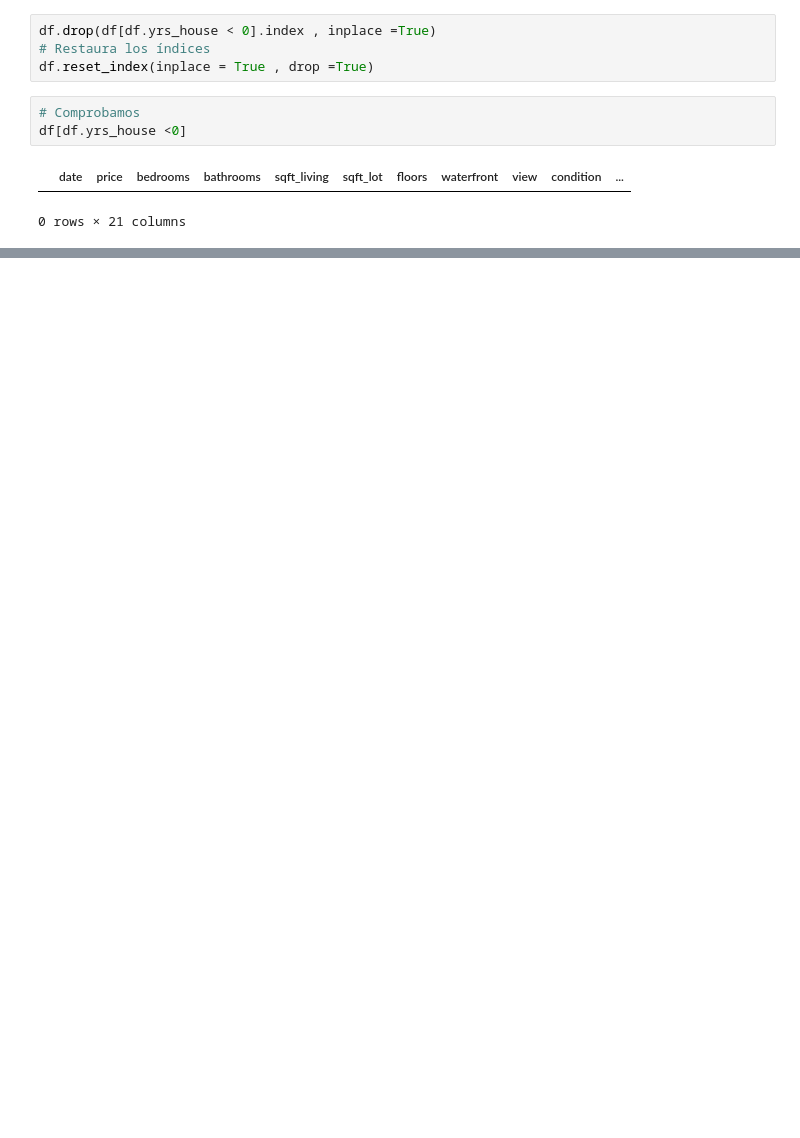
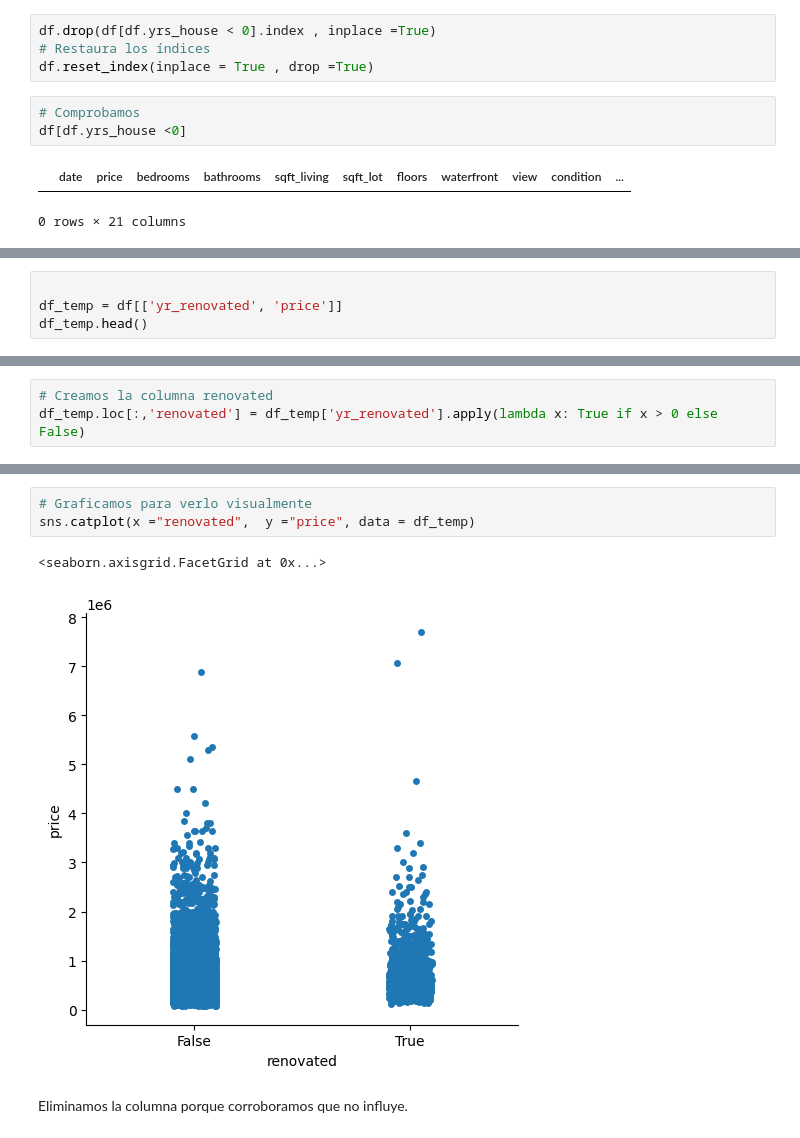
Before and after one commit to AI-School-F5-P2/Ml_training_SGS, a Jupyter notebook: UK houses.ipynb, the cells around one changed output, grey strips where cells are left out. Cells and saved outputs as stored; diff of their text form; blank space fills up the shorter version.

Commit message:
feat: Estudiamos la vble yr_renovated.

```diff
--- a/UK houses.ipynb
+++ b/UK houses.ipynb
@@ -289,0 +334,4 @@ df[df.yrs_house <0]
+# %%
+
+df_temp = df[['yr_renovated', 'price']]
+df_temp.head()
@@ -289,0 +345,3 @@ df[df.yrs_house <0]
+# %%
+# Creamos la columna renovated
+df_temp.loc[:,'renovated'] = df_temp['yr_renovated'].apply(lambda x: True if x > 0 else False)
@@ -289,0 +357,8 @@ df[df.yrs_house <0]
+# %%
+# Graficamos para verlo visualmente
+sns.catplot(x ="renovated",  y ="price", data = df_temp)
+# %% [output]
+<seaborn.axisgrid.FacetGrid at 0x...>
+[figure, added]
+# %% [markdown]
+Eliminamos la columna porque corroboramos que no influye.
```
Also changed, not shown: parts of 10 cells of this notebook.
